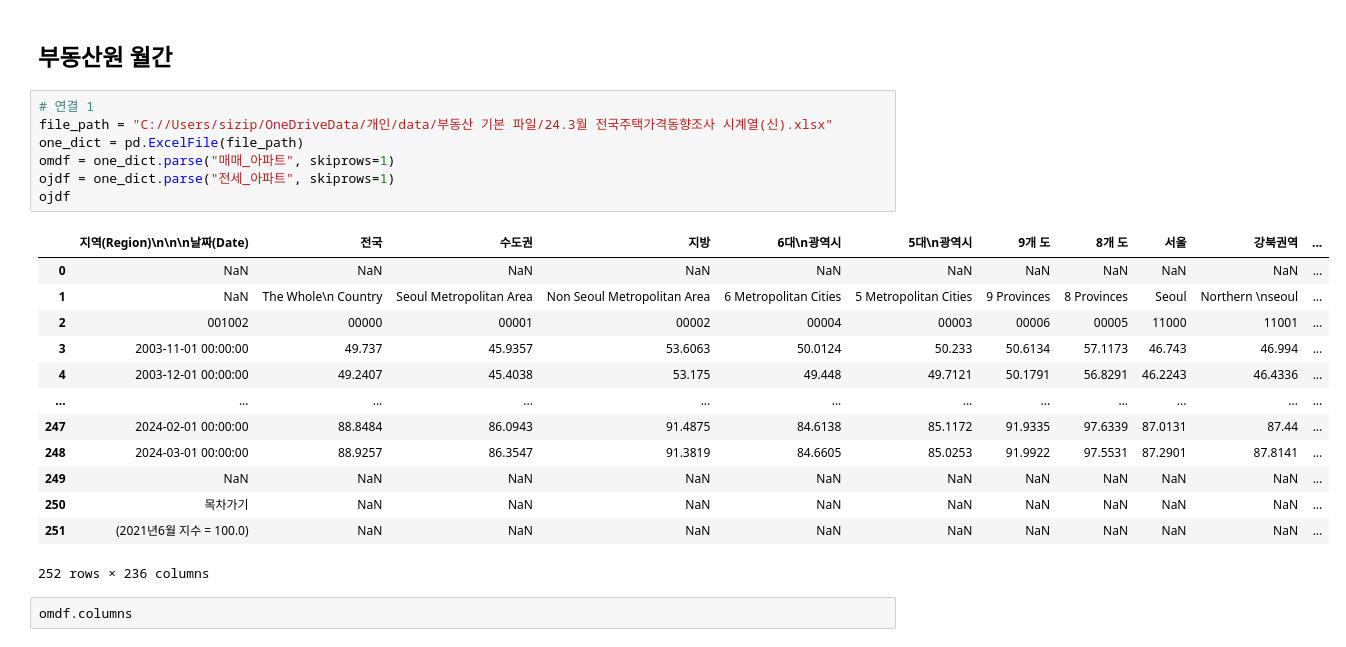
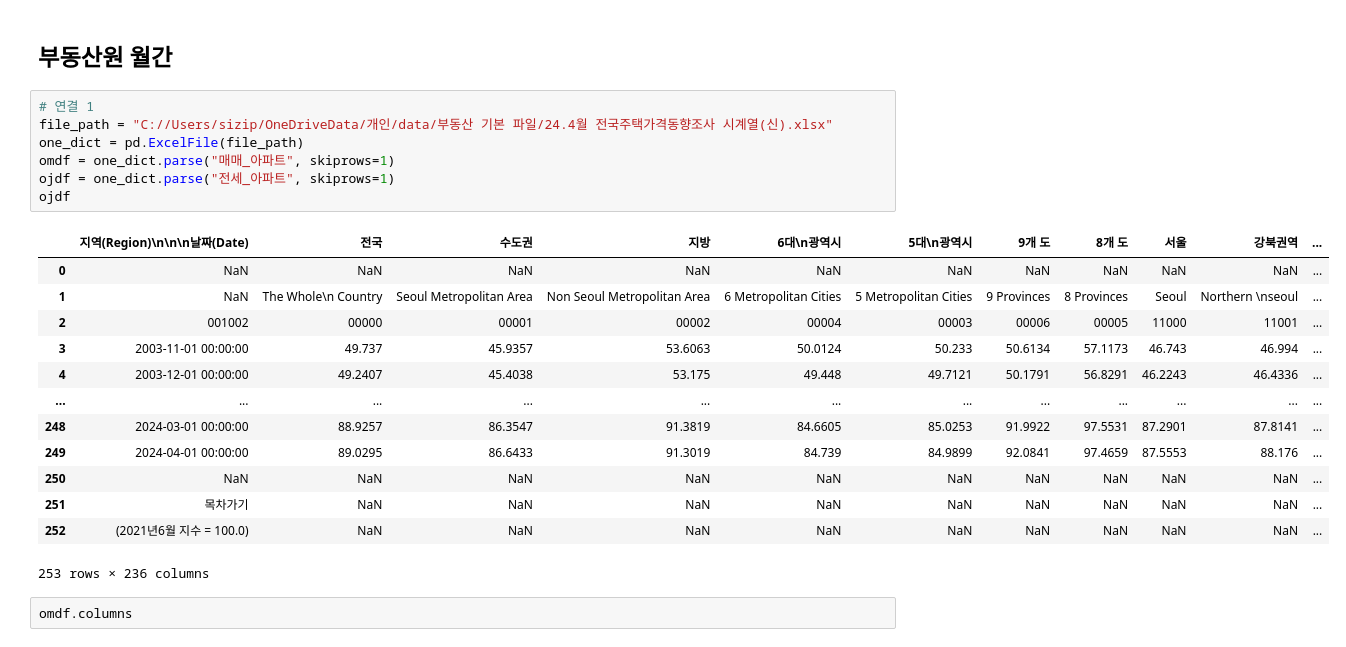
Before and after one commit to sizipusx/fundamental, a Jupyter notebook: jupyterlab/월간 부동산 업데이트.ipynb, the cells around one changed output. Cells and saved outputs as stored; diff of their text form.

```diff
--- a/jupyterlab/월간 부동산 업데이트.ipynb
+++ b/jupyterlab/월간 부동산 업데이트.ipynb
@@ -523,25 +521,25 @@ NameError: name 'conn' is not defined
 ## 부동산원 월간
 # %%
 # 연결 1
-file_path = "C://Users/sizip/OneDriveData/개인/data/부동산 기본 파일/24.3월 전국주택가격동향조사 시계열(신).xlsx"
+file_path = "C://Users/sizip/OneDriveData/개인/data/부동산 기본 파일/24.4월 전국주택가격동향조사 시계열(신).xlsx"
 one_dict = pd.ExcelFile(file_path)
 omdf = one_dict.parse("매매_아파트", skiprows=1)
 ojdf = one_dict.parse("전세_아파트", skiprows=1)
 ojdf
 # %% [output]
 |  | 지역(Region)\n\n\n날짜(Date) | 전국 | 수도권 | 지방 | 6대\n광역시 | 5대\n광역시 | 9개 도 | 8개 도 | 서울 | 강북권역 | ... |
 | 0 | NaN | NaN | NaN | NaN | NaN | NaN | NaN | NaN | NaN | NaN | ... |
 | 1 | NaN | The Whole\n Country | Seoul Metropolitan Area | Non Seoul Metropolitan Area | 6 Metropolitan Cities | 5 Metropolitan Cities | 9 Provinces | 8 Provinces | Seoul | Northern \nseoul | ... |
 | 2 | 001002 | 00000 | 00001 | 00002 | 00004 | 00003 | 00006 | 00005 | 11000 | 11001 | ... |
 | 3 | 2003-11-01 00:00:00 | 49.737 | 45.9357 | 53.6063 | 50.0124 | 50.233 | 50.6134 | 57.1173 | 46.743 | 46.994 | ... |
 | 4 | 2003-12-01 00:00:00 | 49.2407 | 45.4038 | 53.175 | 49.448 | 49.7121 | 50.1791 | 56.8291 | 46.2243 | 46.4336 | ... |
 | ... | ... | ... | ... | ... | ... | ... | ... | ... | ... | ... | ... |
-| 247 | 2024-02-01 00:00:00 | 88.8484 | 86.0943 | 91.4875 | 84.6138 | 85.1172 | 91.9335 | 97.6339 | 87.0131 | 87.44 | ... |
 | 248 | 2024-03-01 00:00:00 | 88.9257 | 86.3547 | 91.3819 | 84.6605 | 85.0253 | 91.9922 | 97.5531 | 87.2901 | 87.8141 | ... |
-| 249 | NaN | NaN | NaN | NaN | NaN | NaN | NaN | NaN | NaN | NaN | ... |
-| 250 | 목차가기 | NaN | NaN | NaN | NaN | NaN | NaN | NaN | NaN | NaN | ... |
-| 251 | (2021년6월 지수 = 100.0) | NaN | NaN | NaN | NaN | NaN | NaN | NaN | NaN | NaN | ... |
+| 249 | 2024-04-01 00:00:00 | 89.0295 | 86.6433 | 91.3019 | 84.739 | 84.9899 | 92.0841 | 97.4659 | 87.5553 | 88.176 | ... |
+| 250 | NaN | NaN | NaN | NaN | NaN | NaN | NaN | NaN | NaN | NaN | ... |
+| 251 | 목차가기 | NaN | NaN | NaN | NaN | NaN | NaN | NaN | NaN | NaN | ... |
+| 252 | (2021년6월 지수 = 100.0) | NaN | NaN | NaN | NaN | NaN | NaN | NaN | NaN | NaN | ... |
-252 rows × 236 columns
+253 rows × 236 columns
 # %%
 omdf.columns
 # %% [output]
```
Also changed, not shown: parts of 11 cells of this notebook, 1 other file.
